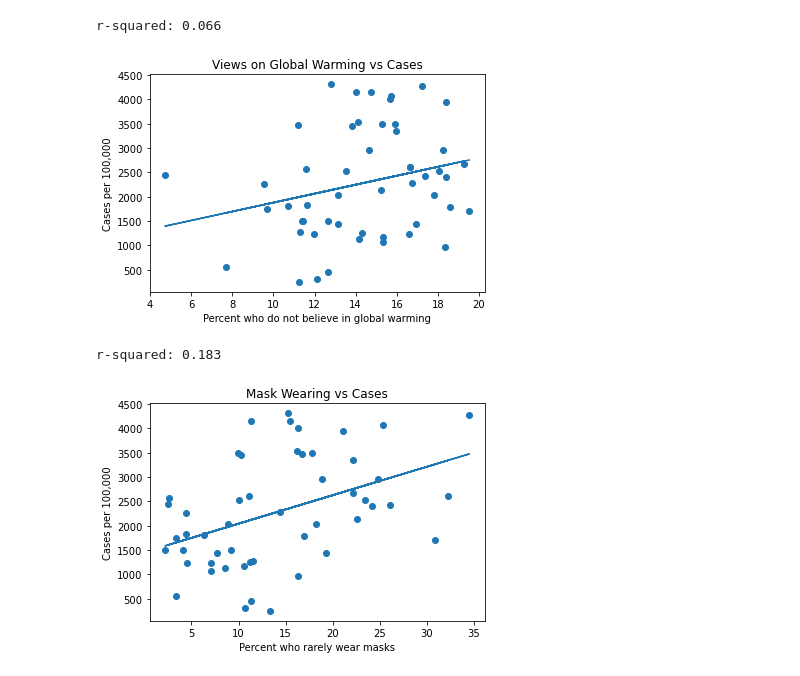
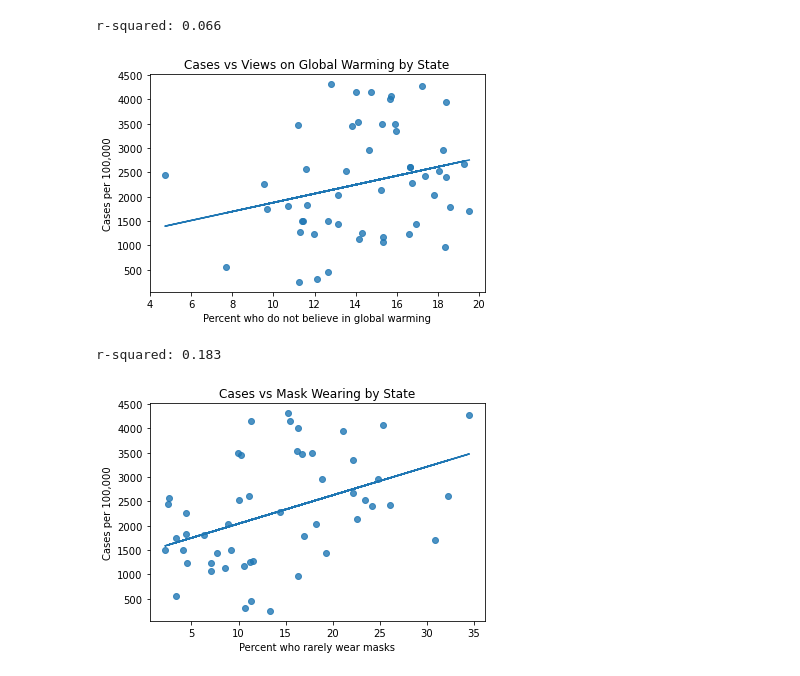
Before and after one commit to teresaflicek/Covid19-Societal-Impacts, a Jupyter notebook: analysis/science/science_beliefs.ipynb, the cells around one changed output. Saved outputs shown, nothing was run; the diff lists cells and outputs as text; code cells hidden in the pictures.

Commit message:
scatters and outlier cleaning

```diff
--- a/analysis/science/science_beliefs.ipynb
+++ b/analysis/science/science_beliefs.ipynb
@@ -47,8 +71,8 @@ states_df.head(5)
 | 3 | AZ | 6946685 | 235881 | 5864 | 0.049667 | 0.053200 | 0.094667 | 0.147333 | ... |
 | 4 | CA | 39148760 | 899799 | 17317 | 0.032310 | 0.030724 | 0.063690 | 0.158603 | ... |
 # %%
-def create_scatter(x_values, y_values, title, xlabel, ylabel):
-    plt.scatter(x_values, y_values)
+def create_scatter(x_values, y_values, title, xlabel, ylabel, alpha):
+    plt.scatter(x_values, y_values, alpha=alpha)
     plt.title(title)
     plt.xlabel(xlabel)
     plt.ylabel(ylabel)
@@ -57,13 +81,13 @@ def create_scatter(x_values, y_values, title, xlabel, ylabel):
     print(f"r-squared: {round(r_value ** 2, 3)}")
 # %%
 gw_skeptic = states_df['GW-Not-Happening']
-create_scatter(gw_skeptic, states_df['Cases Per 100k'], 'Views on Global Warming vs Cases', 'Percent who do not believe in global warming', 'Cases per 100,000')
+create_scatter(gw_skeptic, states_df['Cases Per 100k'], 'Cases vs Views on Global Warming by State', 'Percent who do not believe in global warming', 'Cases per 100,000', 0.8)
 # %% [output]
 r-squared: 0.066
-[figure, old version]
+[figure, new version]
 # %%
 mask_skeptic = 100 * (states_df['Mask-Never'] + states_df['Mask-Rarely'])
-create_scatter(mask_skeptic, states_df['Cases Per 100k'], 'Mask Wearing vs Cases', 'Percent who rarely wear masks', 'Cases per 100,000')
+create_scatter(mask_skeptic, states_df['Cases Per 100k'], 'Cases vs Mask Wearing by State', 'Percent who rarely wear masks', 'Cases per 100,000', 0.8)
 # %% [output]
 r-squared: 0.183
-[figure, old version]
+[figure, new version]
```
Also changed, not shown: parts of 8 cells of this notebook.
